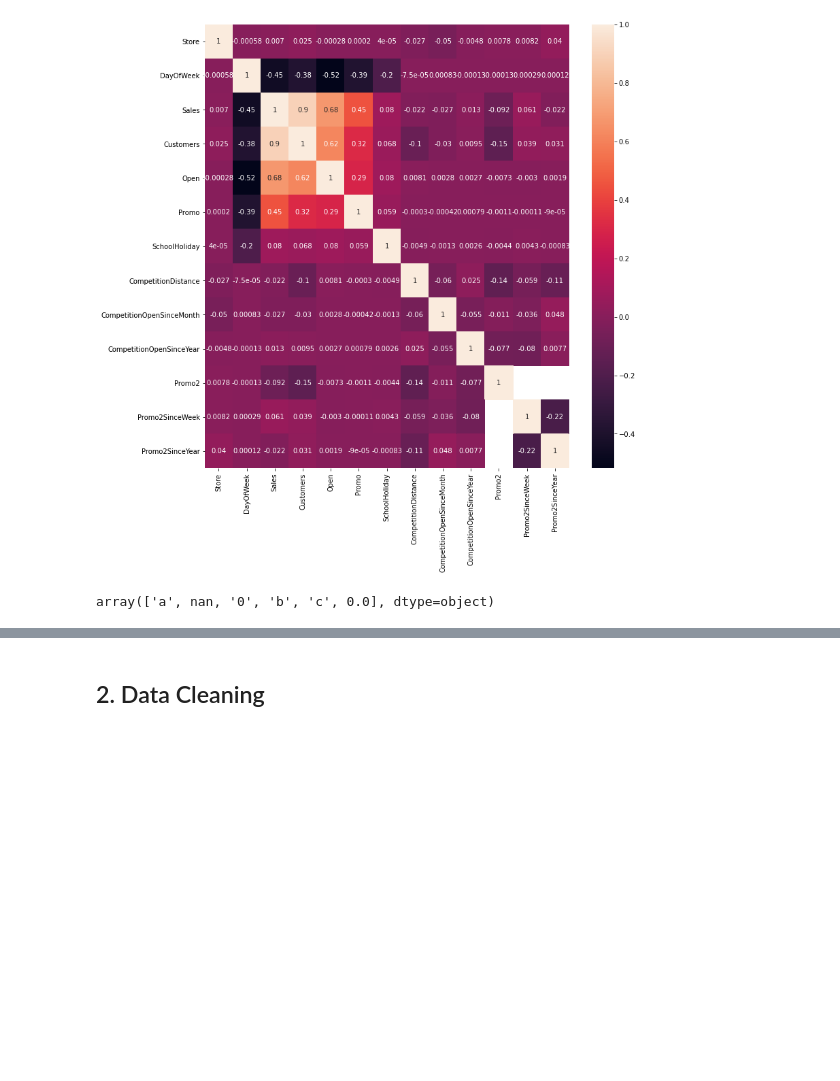
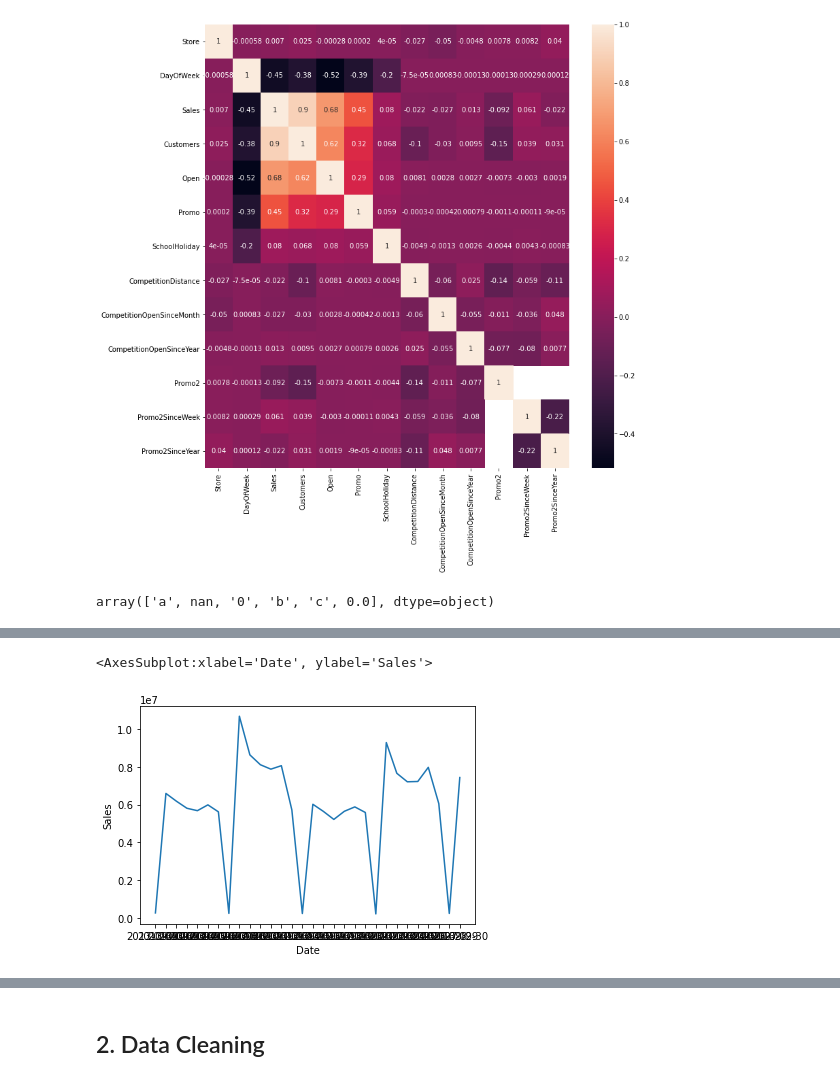
Before and after one commit to JohnEnev/DSR-competition-team1, a Jupyter notebook: notebooks/SG_notebook.ipynb, the cells around one changed output, grey strips where cells are left out. Saved outputs shown, nothing was run; the diff lists cells and outputs as text; code cells hidden in the pictures; blank space fills up the shorter version.

```diff
--- a/notebooks/SG_notebook.ipynb
+++ b/notebooks/SG_notebook.ipynb
@@ -125,0 +136,4 @@ array(['a', nan, '0', 'b', 'c', 0.0], dtype=object)
+# %%
+daily_sales = full_df.groupby(by='Date').Sales.sum()
+
+daily_sales
@@ -125,0 +154,5 @@ array(['a', nan, '0', 'b', 'c', 0.0], dtype=object)
+# %%
+sns.lineplot(data=daily_sales.loc['2013-09-01':'2013-09-30'])
+# %% [output]
+<AxesSubplot:xlabel='Date', ylabel='Sales'>
+[figure, added]
```
Also changed, not shown: parts of 60 cells of this notebook, 1 other file.
